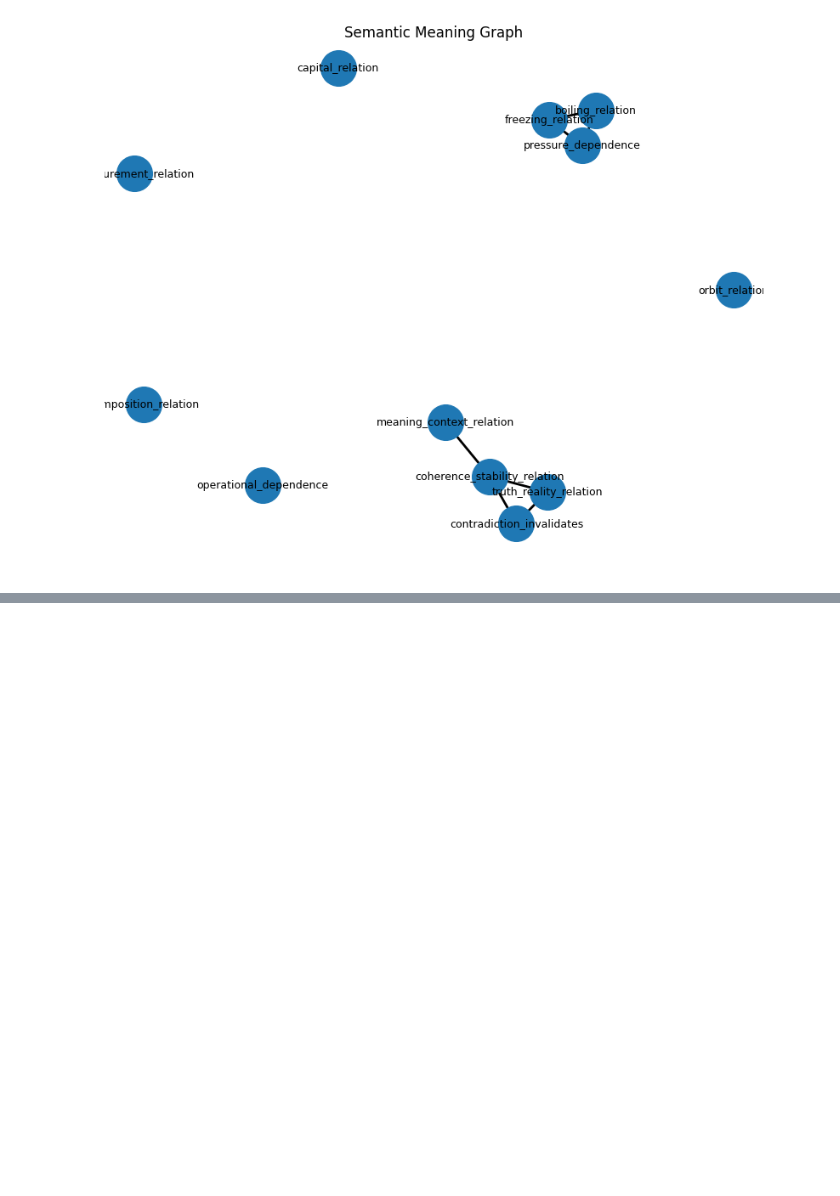
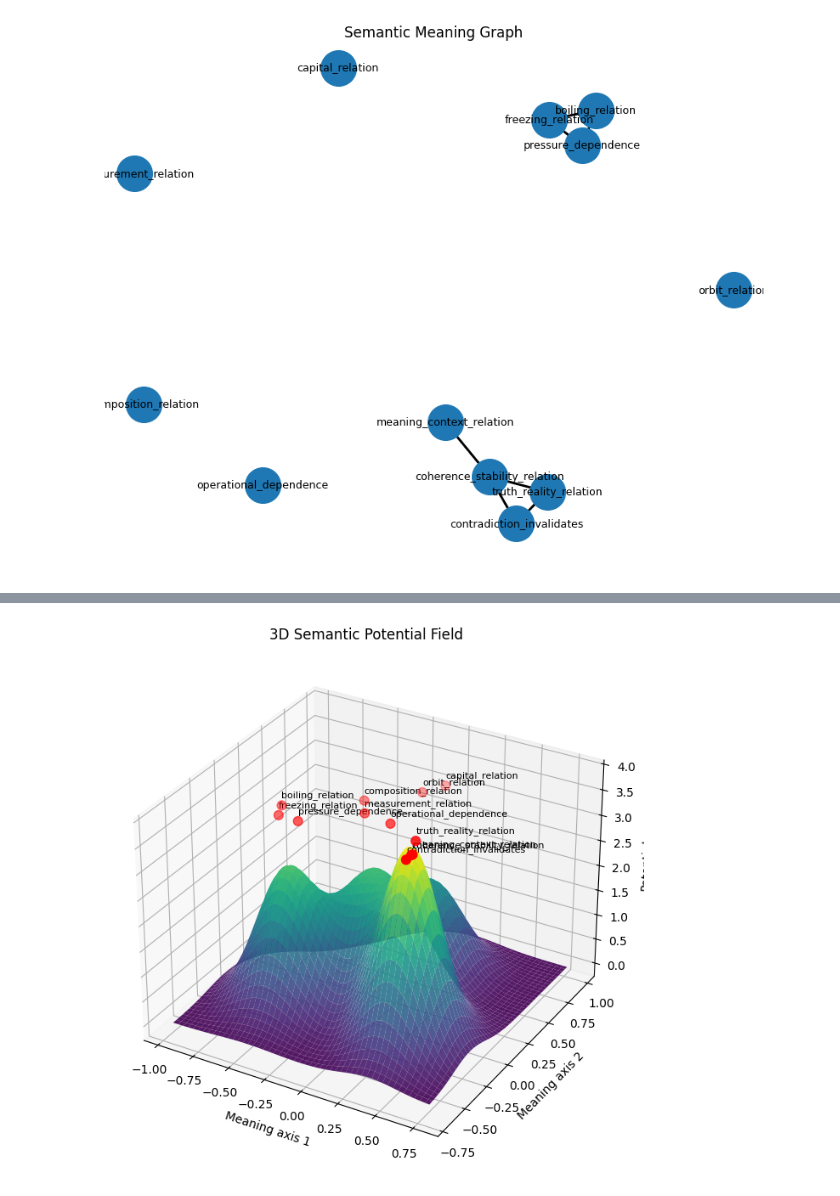
Before and after one commit to rosatisoft/ace-semantic-gateway, a Jupyter notebook: notebooks/ACE_Context_Matrix_—_Semantic_Field_Demo.ipynb, the cells around one changed output, grey strips where cells are left out. Cells and saved outputs as stored; diff of their text form; code cells hidden in the pictures; blank space fills up the shorter version.

```diff
--- a/notebooks/ACE_Context_Matrix_—_Semantic_Field_Demo.ipynb
+++ b/notebooks/ACE_Context_Matrix_—_Semantic_Field_Demo.ipynb
@@ -1003,0 +1082,27 @@ plt.show()
+# %%
+from mpl_toolkits.mplot3d import Axes3D
+
+fig = plt.figure(figsize=(12, 8))
+ax = fig.add_subplot(111, projection="3d")
+
+ax.plot_surface(xx, yy, potential, cmap="viridis", linewidth=0, antialiased=True, alpha=0.9)
+
+# nodos
+ax.scatter(
+    meaning_df["x"],
+    meaning_df["y"],
+    np.max(potential) * np.ones(len(meaning_df)) * 0.98,
+    color="red",
+    s=60
+)
+
+for _, row in meaning_df.iterrows():
+    ax.text(row["x"], row["y"], np.max(potential) * 1.02, row["label"], fontsize=8)
+
+ax.set_title("3D Semantic Potential Field")
+ax.set_xlabel("Meaning axis 1")
+ax.set_ylabel("Meaning axis 2")
+ax.set_zlabel("Potential")
+plt.show()
+# %% [output]
+[figure, added]
```
Also changed, not shown: parts of 23 cells of this notebook, 1 other file.
